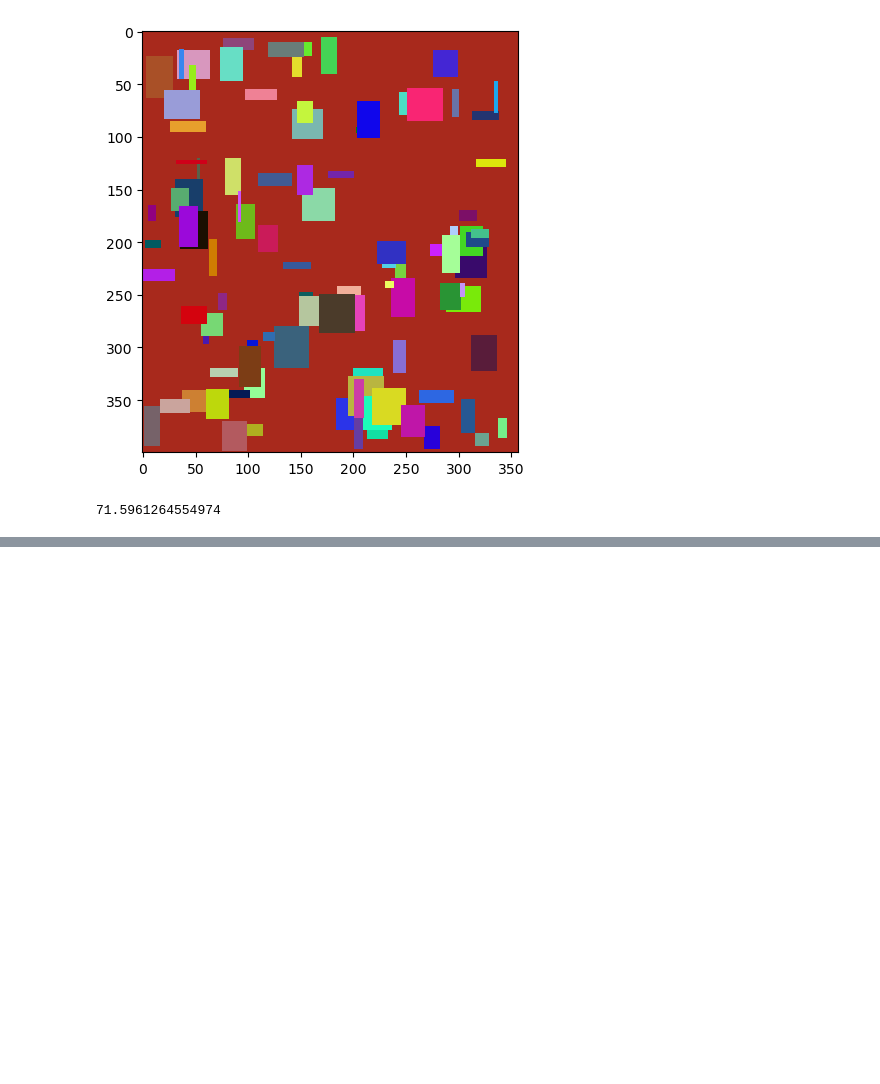
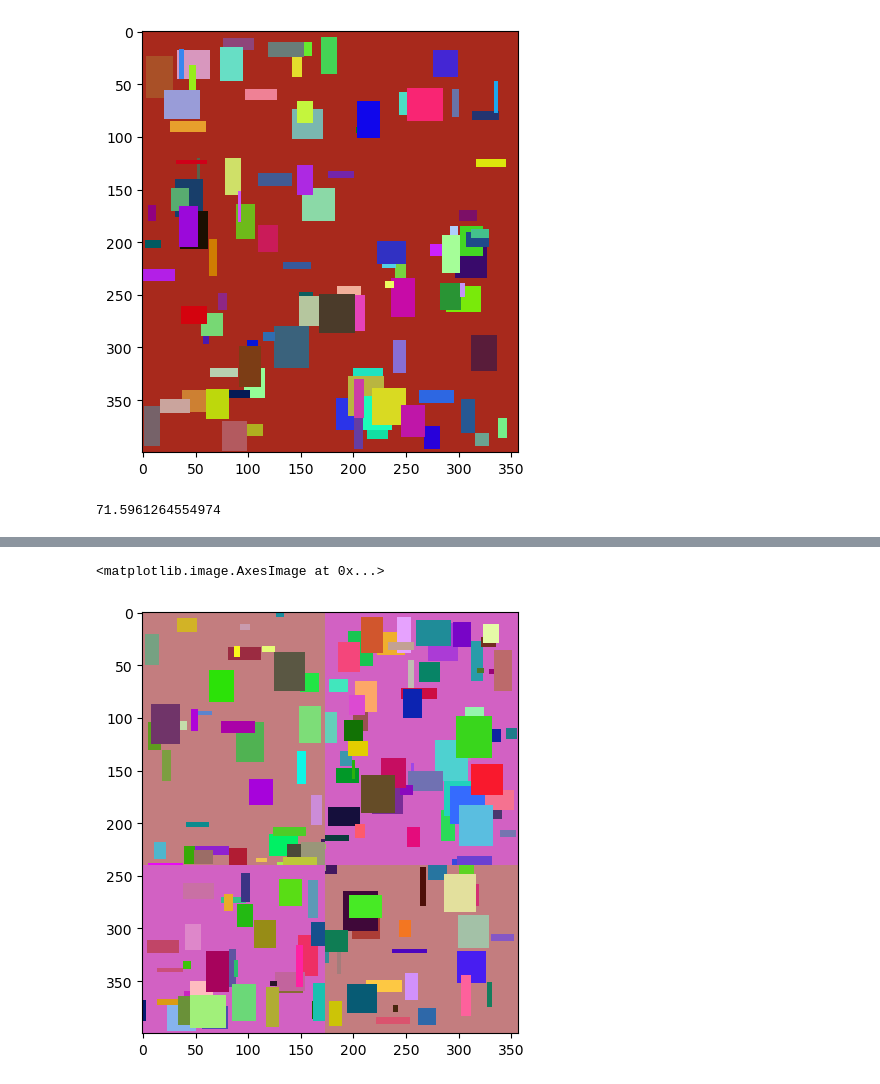
Before and after one commit to mhmdrz-mirdamadi/image-reconstruction-genetic-algorithm, a Jupyter notebook: main.ipynb, the cells around one changed output, grey strips where cells are left out. Saved outputs shown, nothing was run; the diff lists cells and outputs as text; code cells hidden in the pictures; blank space fills up the shorter version.

```diff
--- a/main.ipynb
+++ b/main.ipynb
@@ -101,0 +111,18 @@ def crossover()
+# %%
+def crossover2(p1, p2):
+    img_size = p1.shape
+    point1 = np.random.choice(range(img_size[0]))
+    point2 = np.random.choice(range(img_size[1]))
+    child = np.zeros(img_size)
+    child[:point1, :point2] = p1[:point1, :point2]
+    child[:point1, point2:] = p2[:point1, point2:]
+    child[point1:, :point2] = p2[point1:, :point2]
+    child[point1:, point2:] = p1[point1:, point2:]
+
+    return child
+# %%
+xx = crossover2(x[5], x[7])
+skimage.io.imshow(xx)
+# %% [output]
+<matplotlib.image.AxesImage at 0x...>
+[figure, added]
```
Also changed, not shown: parts of 7 cells of this notebook.
